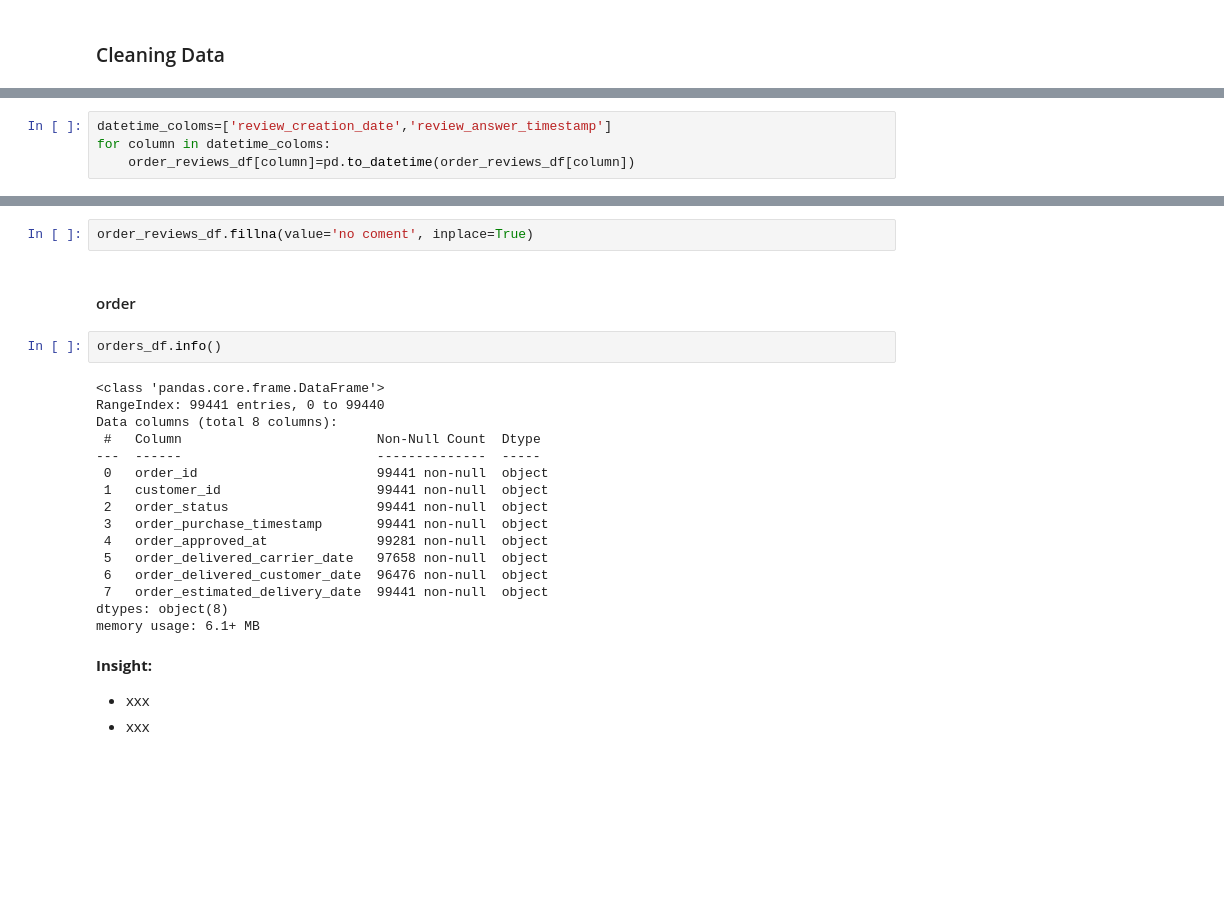
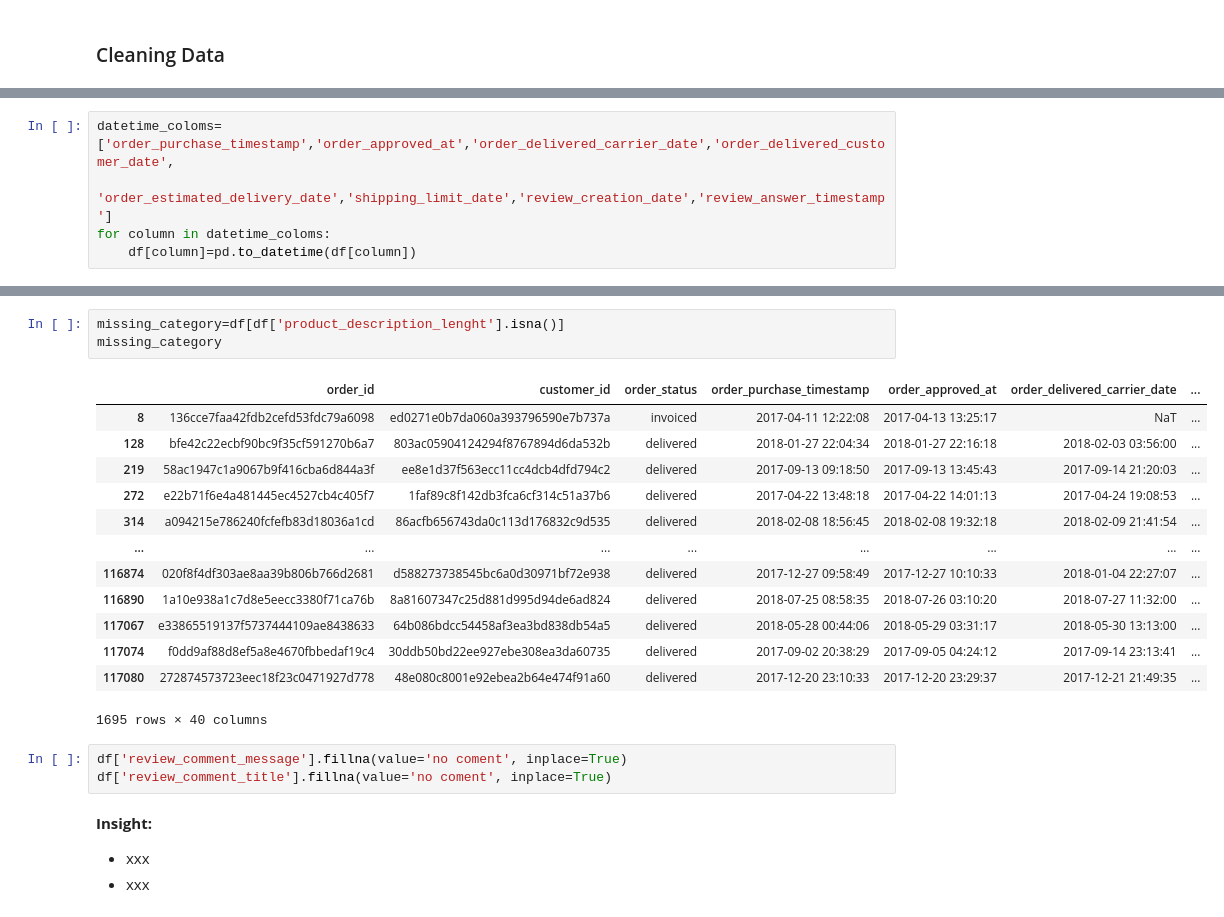
Before and after one commit to tiyasanin1/submisson_proyek_analisis_data, a Jupyter notebook: notebook.ipynb, the cells around one changed output, grey strips where cells are left out. Cells and saved outputs as stored; diff of their text form; blank space fills up the shorter version.

```diff
--- a/notebook.ipynb
+++ b/notebook.ipynb
@@ -217,4 +214,5 @@ memory usage: 6.0+ MB
 # %%
-datetime_coloms=['review_creation_date','review_answer_timestamp']
+datetime_coloms=['order_purchase_timestamp','order_approved_at','order_delivered_carrier_date','order_delivered_customer_date',
+    'order_estimated_delivery_date','shipping_limit_date','review_creation_date','review_answer_timestamp']
 for column in datetime_coloms:
-    order_reviews_df[column]=pd.to_datetime(order_reviews_df[column])
+    df[column]=pd.to_datetime(df[column])
@@ -221,25 +264,23 @@ for column in datetime_coloms:
+# %%
+missing_category=df[df['product_description_lenght'].isna()]
+missing_category
+# %% [output]
+|  | order_id | customer_id | order_status | order_purchase_timestamp | order_approved_at | order_delivered_carrier_date | ... |
+| 8 | 136cce7faa42fdb2cefd53fdc79a6098 | ed0271e0b7da060a393796590e7b737a | invoiced | 2017-04-11 12:22:08 | 2017-04-13 13:25:17 | NaT | ... |
+| 128 | bfe42c22ecbf90bc9f35cf591270b6a7 | 803ac05904124294f8767894d6da532b | delivered | 2018-01-27 22:04:34 | 2018-01-27 22:16:18 | 2018-02-03 03:56:00 | ... |
+| 219 | 58ac1947c1a9067b9f416cba6d844a3f | ee8e1d37f563ecc11cc4dcb4dfd794c2 | delivered | 2017-09-13 09:18:50 | 2017-09-13 13:45:43 | 2017-09-14 21:20:03 | ... |
+| 272 | e22b71f6e4a481445ec4527cb4c405f7 | 1faf89c8f142db3fca6cf314c51a37b6 | delivered | 2017-04-22 13:48:18 | 2017-04-22 14:01:13 | 2017-04-24 19:08:53 | ... |
+| 314 | a094215e786240fcfefb83d18036a1cd | 86acfb656743da0c113d176832c9d535 | delivered | 2018-02-08 18:56:45 | 2018-02-08 19:32:18 | 2018-02-09 21:41:54 | ... |
+| ... | ... | ... | ... | ... | ... | ... | ... |
+| 116874 | 020f8f4df303ae8aa39b806b766d2681 | d588273738545bc6a0d30971bf72e938 | delivered | 2017-12-27 09:58:49 | 2017-12-27 10:10:33 | 2018-01-04 22:27:07 | ... |
+| 116890 | 1a10e938a1c7d8e5eecc3380f71ca76b | 8a81607347c25d881d995d94de6ad824 | delivered | 2018-07-25 08:58:35 | 2018-07-26 03:10:20 | 2018-07-27 11:32:00 | ... |
+| 117067 | e33865519137f5737444109ae8438633 | 64b086bdcc54458af3ea3bd838db54a5 | delivered | 2018-05-28 00:44:06 | 2018-05-29 03:31:17 | 2018-05-30 13:13:00 | ... |
+| 117074 | f0dd9af88d8ef5a8e4670fbbedaf19c4 | 30ddb50bd22ee927ebe308ea3da60735 | delivered | 2017-09-02 20:38:29 | 2017-09-05 04:24:12 | 2017-09-14 23:13:41 | ... |
+| 117080 | 272874573723eec18f23c0471927d778 | 48e080c8001e92ebea2b64e474f91a60 | delivered | 2017-12-20 23:10:33 | 2017-12-20 23:29:37 | 2017-12-21 21:49:35 | ... |
+1695 rows × 40 columns
 # %%
-order_reviews_df.fillna(value='no coment', inplace=True)
+df['review_comment_message'].fillna(value='no coment', inplace=True)
+df['review_comment_title'].fillna(value='no coment', inplace=True)
-# %% [markdown]
-#### order
-# %%
-orders_df.info()
-# %% [output]
-<class 'pandas.core.frame.DataFrame'>
-RangeIndex: 99441 entries, 0 to 99440
-Data columns (total 8 columns):
- #   Column                         Non-Null Count  Dtype
----  ------                         --------------  -----
- 0   order_id                       99441 non-null  object
- 1   customer_id                    99441 non-null  object
- 2   order_status                   99441 non-null  object
- 3   order_purchase_timestamp       99441 non-null  object
- 4   order_approved_at              99281 non-null  object
- 5   order_delivered_carrier_date   97658 non-null  object
- 6   order_delivered_customer_date  96476 non-null  object
- 7   order_estimated_delivery_date  99441 non-null  object
-dtypes: object(8)
-memory usage: 6.1+ MB
 # %% [markdown]
 **Insight:**
 - xxx
```
Also changed, not shown: parts of 10 cells of this notebook.
